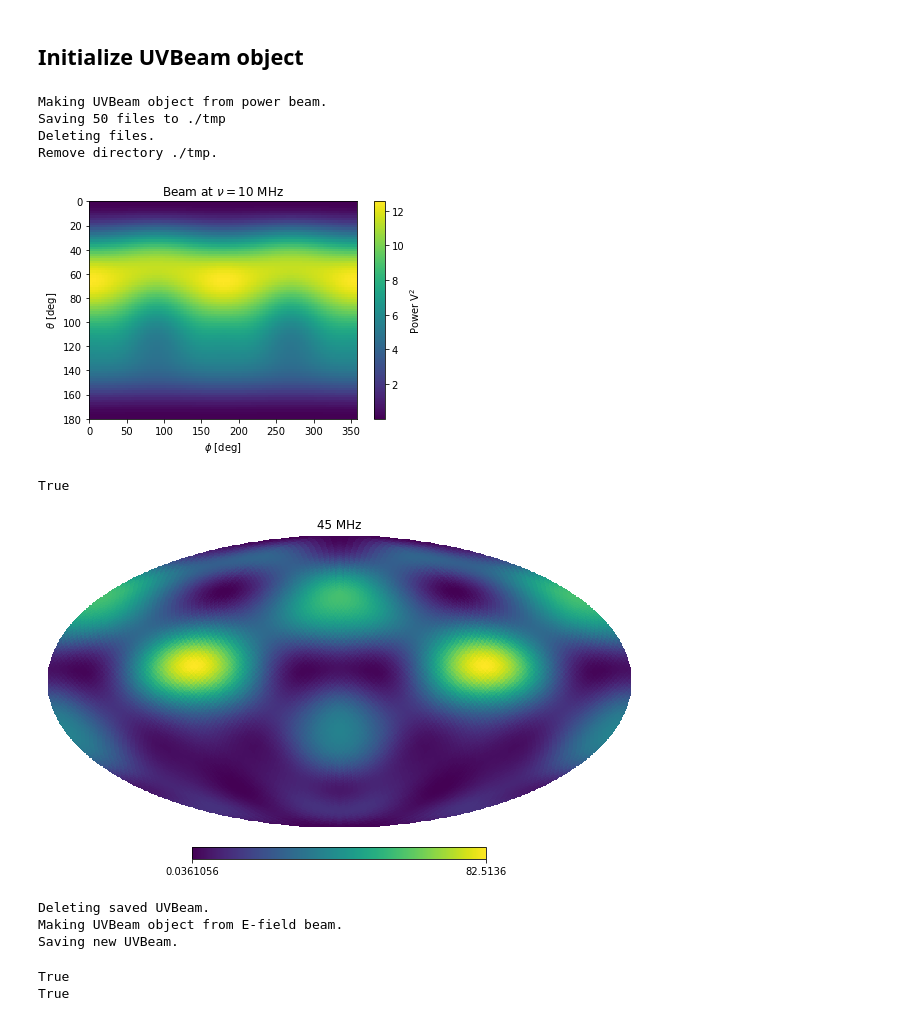
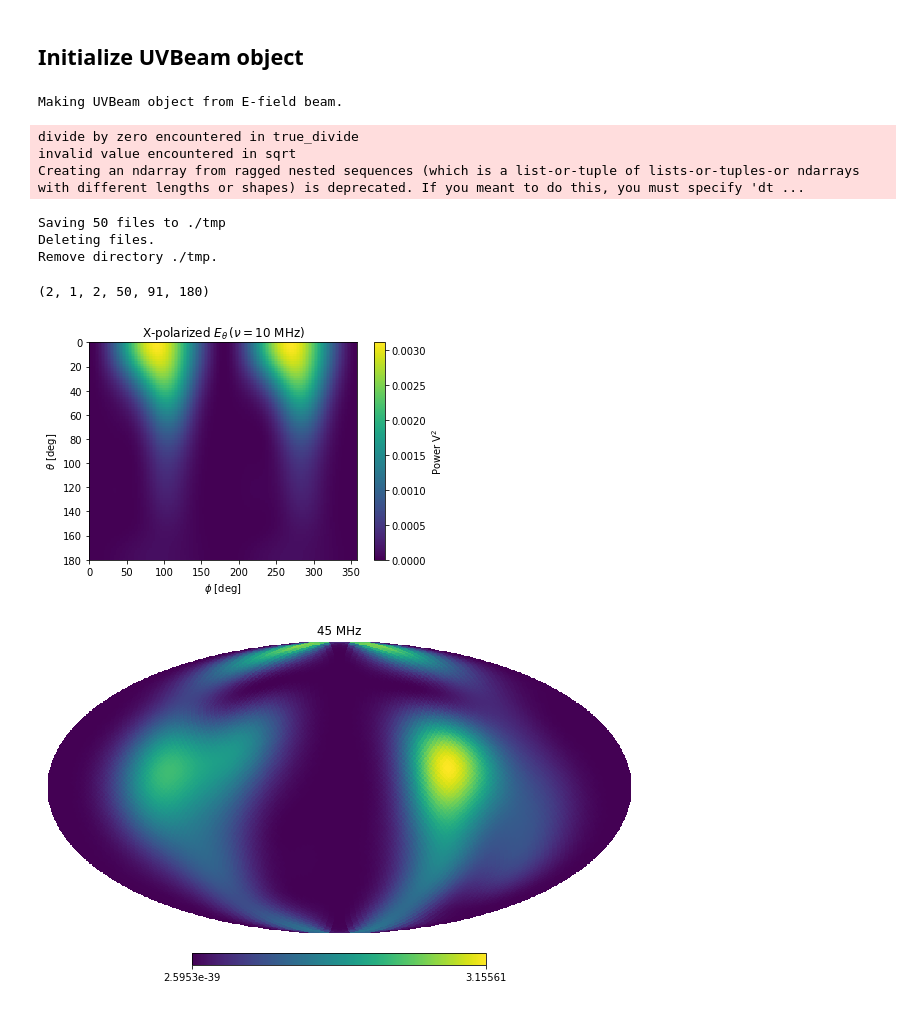
Before and after one commit to christianhbye/lusee_sky_simulations, a Jupyter notebook: notebooks/visualize_beams.ipynb, the cells around one changed output. Cells and saved outputs as stored; diff of their text form; code cells hidden in the pictures.

Commit message:
load efield beam

```diff
--- a/notebooks/visualize_beams.ipynb
+++ b/notebooks/visualize_beams.ipynb
@@ -8,8 +8,8 @@ from pyuvdata import uvbeam
 # %% [markdown]
 ## Visualize original beam
 # %%
-path = "../AntennaSimResults/003_Freq1-50MHz_Delta1MHz_AntennaLength6m_AntennaAngle30deg_LanderHeight2m/"
-fname = "RadiatedElectricField_AntennaLength6m_AntennaAngle30deg_LanderHeight2m_Phase+0deg.fits"
+path = "../AntennaSimResults/004_Freq1-50MHz_Delta1MHz_AntennaLength1-6m_Delta1m_AntennaAngle75deg_LanderHeight2m/"
+fname = "RadiatedElectricField_AntennaLength1m_AntennaAngle75deg_LanderHeight2m_LBoxZ70cm_perpendicular_Phase+180deg.fits"
 # %%
 beam = luseebeam(path + fname)
 # %%
@@ -83,68 +83,63 @@ plt.show()
 # %% [markdown]
 ## Initialize UVBeam object
 # %%
-uvb = beam.to_uvbeam(beam_type="power", verbose=True)
+uvb = beam.to_uvbeam(beam_type="E_field", verbose=True)
 # %% [output]
-Making UVBeam object from power beam.
-Saving 50 files to ./tmp
-Deleting files.
-Remove directory ./tmp.
+Making UVBeam object from E-field beam.
+divide by zero encountered in true_divide
+invalid value encountered in sqrt
+Creating an ndarray from ragged nested sequences (which is a list-or-tuple of lists-or-tuples-or ndarrays with different lengths or shapes) is deprecated. If you meant to do this, you must specify 'dt ...
+Saving 50 files to ./tmp
+Deleting files.
+Remove directory ./tmp.
+# %%
+uvb.data_array.shape
+# %% [output]
+(2, 1, 2, 50, 91, 180)
 # %%
 FREQ = 10  # MHz
 FREQ *= 1e6  # Hz
 FREQ_IND = np.argmin(np.abs(uvb.freq_array[0]-FREQ))
 
 left, right = np.degrees(uvb.axis1_array).min(), np.degrees(uvb.axis1_array).max()
 top, bottom = np.degrees(uvb.axis2_array).min(), np.degrees(uvb.axis2_array).max()
 plt.figure()
-plt.imshow(uvb.data_array[0,0,0,FREQ_IND], interpolation="none", aspect="auto", extent=[left, right, bottom, top])
-plt.title('Beam at $\\nu={:.0f}$ MHz'.format(uvb.freq_array[0, FREQ_IND]/1e6))
+plt.imshow(np.abs(uvb.data_array[0,0,0,FREQ_IND])**2, interpolation="none", aspect="auto", extent=[left, right, bottom, top])
+plt.title('X-polarized $E_\\theta\, (\\nu={:.0f}$ MHz)'.format(uvb.freq_array[0, FREQ_IND]/1e6))
 plt.colorbar(label="Power $\\rm{V}^2$")
 plt.xlabel("$\\phi$ [deg]")
 plt.ylabel("$\\theta$ [deg]")
 plt.show()
 # %% [output]
-[figure, old version]
+[figure, new version]
-# %%
-# The UVB representation has units of V^2 whereas the original beam has units of V
-print(np.allclose(beam.power**2, uvb.data_array[0, 0, 0]))
-# %% [output]
-True
 # %%
 uvb.to_healpix()
 uvb.interpolation_function = "healpix_simple"
 # %%
 freq = 45e6
 find = np.argmin(np.abs(uvb.freq_array[0] - freq))
-hp.mollview(uvb.data_array[0, 0, 0, find], title="{:.0f} MHz".format(uvb.freq_array[0, find]/1e6))
+hp.mollview(np.abs(uvb.data_array[0, 0, 0, find])**2, title="{:.0f} MHz".format(uvb.freq_array[0, find]/1e6))
 # %% [output]
-[figure, old version]
+[figure, new version]
 # %%
-uvb_path = "../luseesky/uvbeams/003/"
-uvb_fname = fname[:-len(".fits")] + ".uvbeam"
+# uvb_path = "../luseesky/uvbeams/003/"
+# uvb_fname = fname[:-len(".fits")] + ".uvbeam"
 
-OVERWRITE = True
+# OVERWRITE = True
 
-if OVERWRITE:
-    try:
-        print("Deleting saved UVBeam.")
-        Path(uvb_path + uvb_fname).unlink()
-    except (FileNotFoundError):
-        pass
-    uvb = beam.to_uvbeam(verbose=True)
-    print("Saving new UVBeam.")
-    uvb.write_beamfits(uvb_path + uvb_fname, clobber=True)
-else:
-    print("Reading saved UVBeam.")
-    uvb = uvbeam.UVBeam()
-    uvb.read_beamfits(uvb_path + uvb_fname)
+# if OVERWRITE:
+#     try:
+#         print("Deleting saved UVBeam.")
+#         Path(uvb_path + uvb_fname).unlink()
+#     except (FileNotFoundError):
+#         pass
+#     uvb = beam.to_uvbeam(verbose=True)
+#     print("Saving new UVBeam.")
+#     uvb.write_beamfits(uvb_path + uvb_fname, clobber=True)
+# else:
+#     print("Reading saved UVBeam.")
+#     uvb = uvbeam.UVBeam()
+#     uvb.read_beamfits(uvb_path + uvb_fname)
-# %% [output]
-Deleting saved UVBeam.
-Making UVBeam object from E-field beam.
-Saving new UVBeam.
 # %%
-print(np.allclose(beam.E_field[:, :, :, 0], uvb.data_array[0, 0, 0]))  # E_x and E polarized along x
-print(np.allclose(beam.E_field[:, :, :, 1], uvb.data_array[1, 0, 1]))  # E_y and E polarized along y
+# print(np.allclose(beam.E_field[:, :, :, 0], uvb.data_array[0, 0, 0]))  # E_x and E polarized along x
+# print(np.allclose(beam.E_field[:, :, :, 1], uvb.data_array[1, 0, 1]))  # E_y and E polarized along y
-# %% [output]
-True
-True
```
Also changed, not shown: parts of 4 cells of this notebook.
